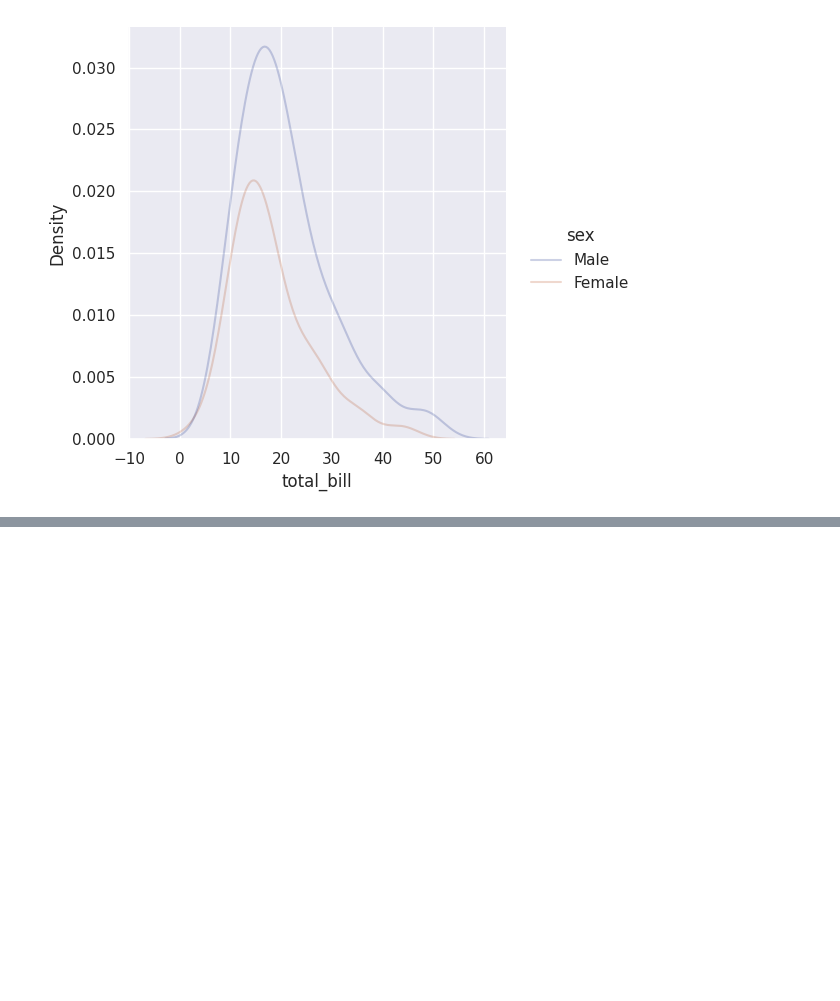
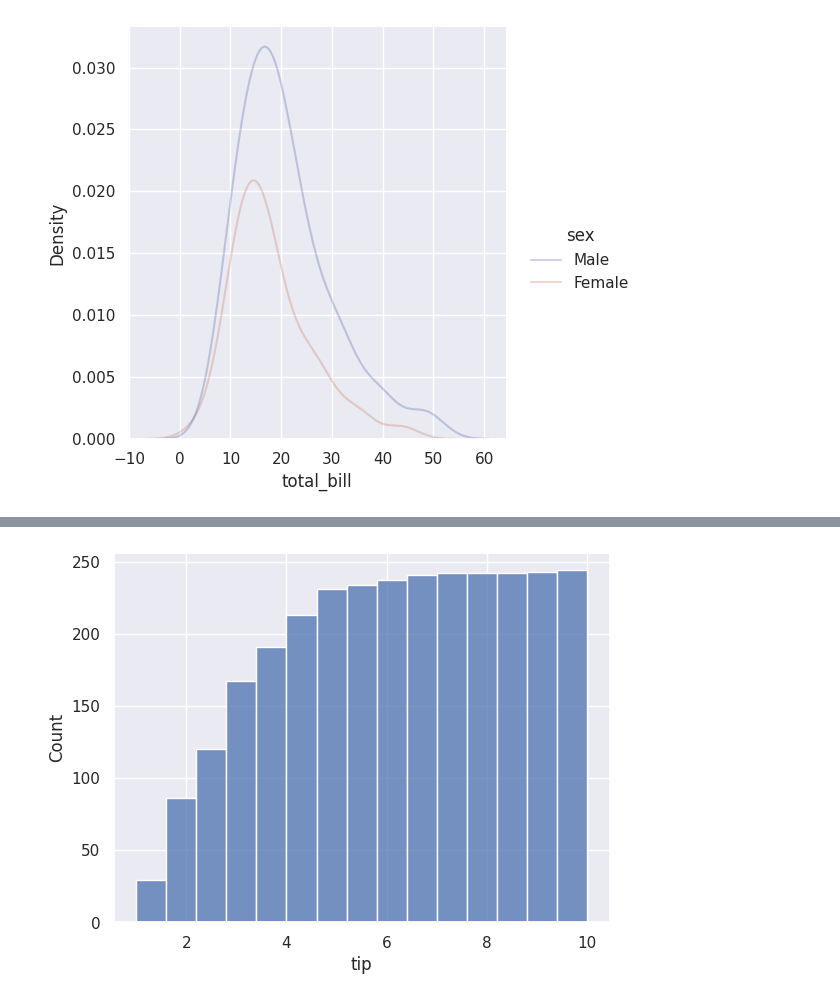
Before and after one commit to feracor/matplotlib_eaborn, a Jupyter notebook: 2_seaborn.ipynb, the cells around one changed output, grey strips where cells are left out. Saved outputs shown, nothing was run; the diff lists cells and outputs as text; code cells hidden in the pictures; blank space fills up the shorter version.

```diff
--- a/2_seaborn.ipynb
+++ b/2_seaborn.ipynb
@@ -70,0 +94,5 @@ plt.show()
+# %%
+sns.histplot(data=tips, x='tip', bins=15, cumulative=True) #Acumulación de datos representados gráficamente
+plt.show()
+# %% [output]
+[figure, added]
```
Also changed, not shown: parts of 44 cells of this notebook.
